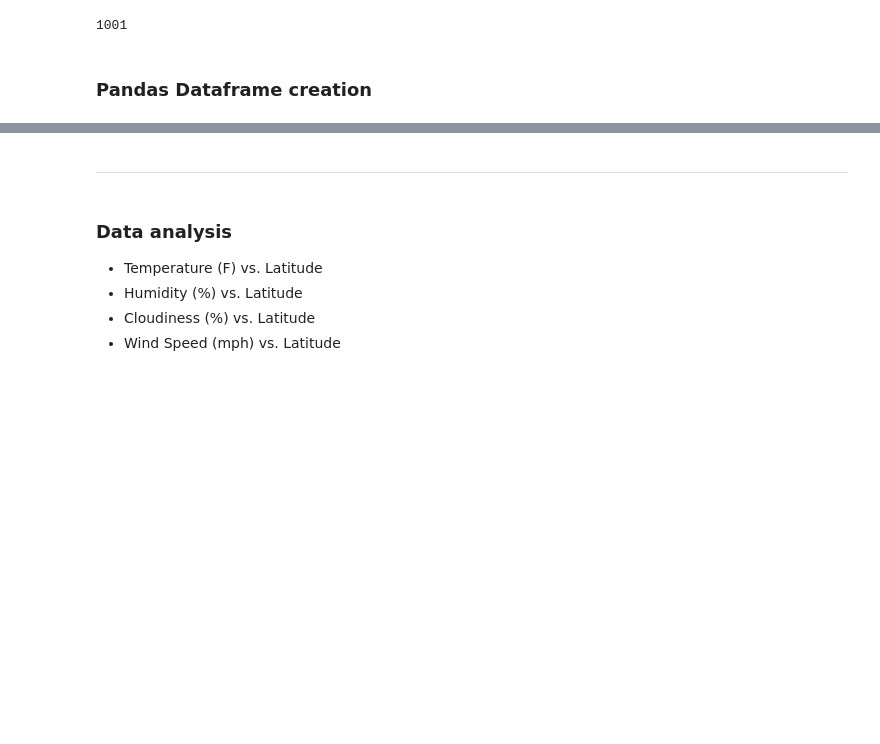
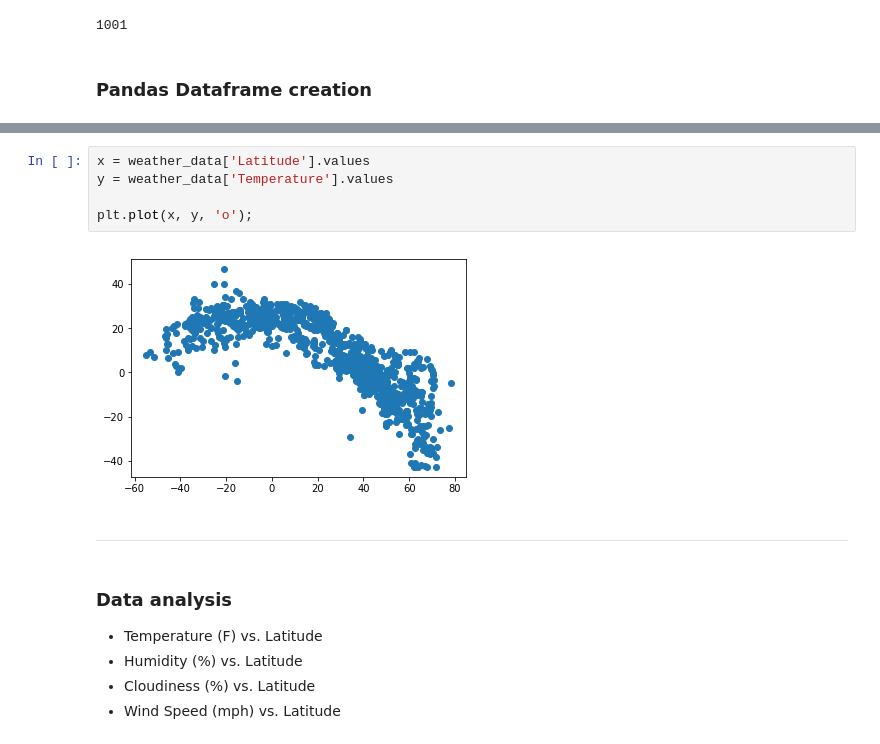
Before and after one commit to PollyCA/weather-data-analysis, a Jupyter notebook: main.ipynb, the cells around one changed output, grey strips where cells are left out. Saved outputs shown, nothing was run; the diff lists cells and outputs as text; blank space fills up the shorter version.

```diff
--- a/main.ipynb
+++ b/main.ipynb
@@ -278,3 +300,10 @@ dtype: int64
+# %%
+x = weather_data['Latitude'].values
+y = weather_data['Temperature'].values
+
+plt.plot(x, y, 'o');
+# %% [output]
+[figure, added]
 # %% [markdown]
 ---
 # %% [markdown]
```
Also changed, not shown: parts of 9 cells of this notebook.
